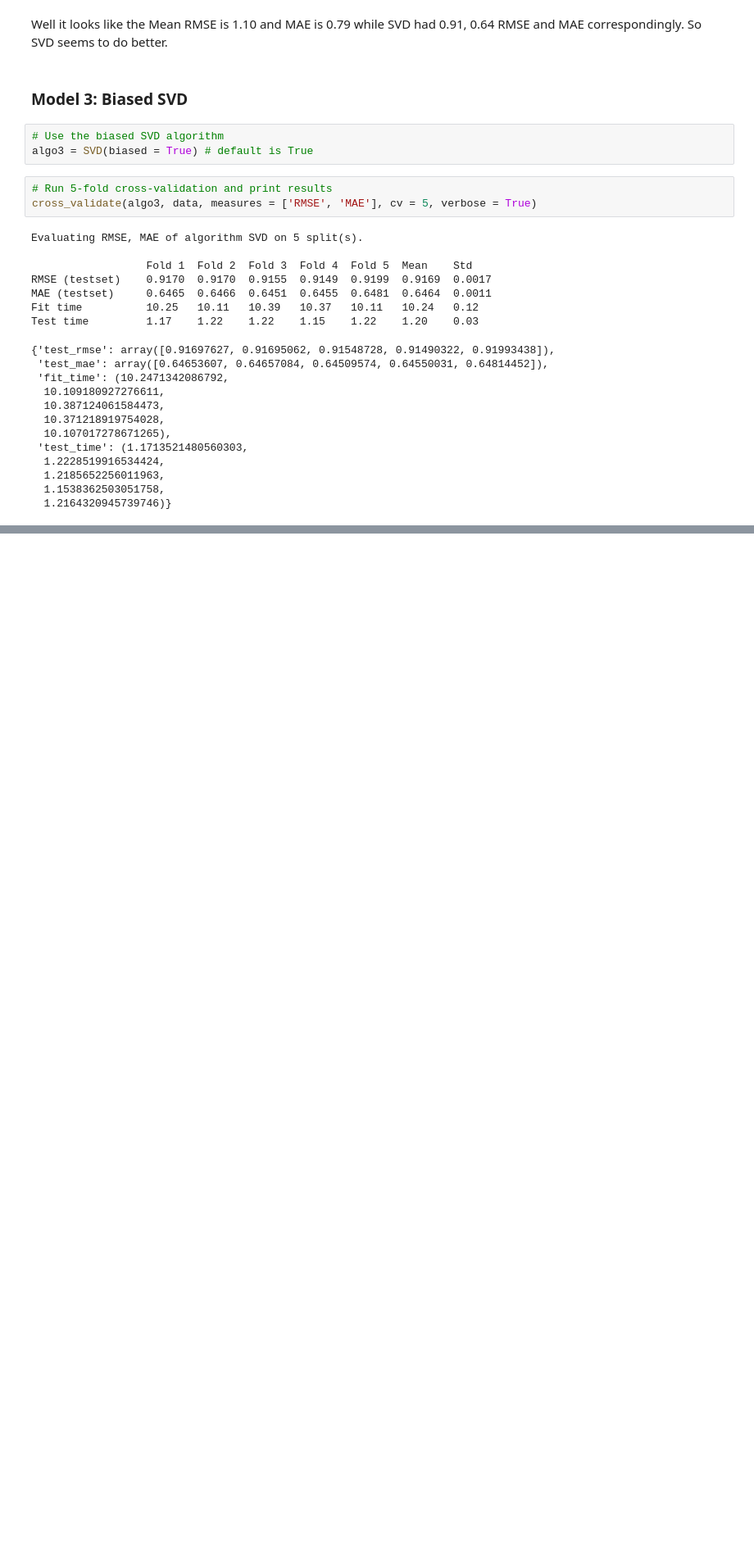
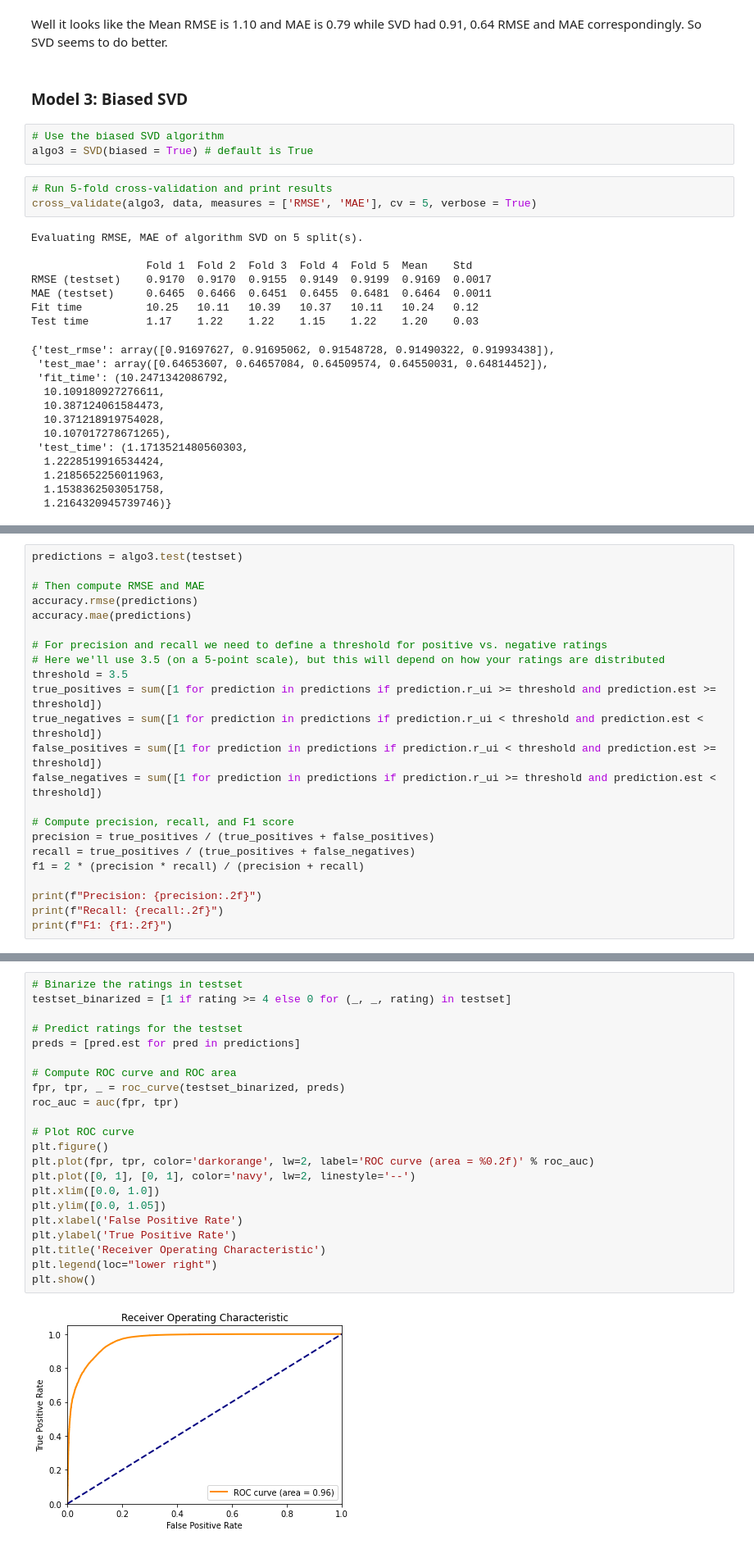
Before and after one commit to rowedata/deepLearningRecommender, a Jupyter notebook: notebooks/Matrix factorization.ipynb, the cells around one changed output, grey strips where cells are left out. Shown: that part at 82% size. Saved outputs shown, nothing was run; the diff lists cells and outputs as text; blank space fills up the shorter version.

```diff
--- a/notebooks/Matrix factorization.ipynb
+++ b/notebooks/Matrix factorization.ipynb
@@ -348,0 +299,23 @@ Well, it looks like Biased SVD doesn't perform much better, so we prefer the par
+# %%
+predictions = algo3.test(testset)
+
+# Then compute RMSE and MAE
+accuracy.rmse(predictions)
+accuracy.mae(predictions)
+
+# For precision and recall we need to define a threshold for positive vs. negative ratings
+# Here we'll use 3.5 (on a 5-point scale), but this will depend on how your ratings are distributed
+threshold = 3.5
+true_positives = sum([1 for prediction in predictions if prediction.r_ui >= threshold and prediction.est >= threshold])
+true_negatives = sum([1 for prediction in predictions if prediction.r_ui < threshold and prediction.est < threshold])
+false_positives = sum([1 for prediction in predictions if prediction.r_ui < threshold and prediction.est >= threshold])
+false_negatives = sum([1 for prediction in predictions if prediction.r_ui >= threshold and prediction.est < threshold])
+
+# Compute precision, recall, and F1 score
+precision = true_positives / (true_positives + false_positives)
+recall = true_positives / (true_positives + false_negatives)
+f1 = 2 * (precision * recall) / (precision + recall)
+
+print(f"Precision: {precision:.2f}")
+print(f"Recall: {recall:.2f}")
+print(f"F1: {f1:.2f}")
@@ -348,0 +328,24 @@ Well, it looks like Biased SVD doesn't perform much better, so we prefer the par
+# %%
+# Binarize the ratings in testset
+testset_binarized = [1 if rating >= 4 else 0 for (_, _, rating) in testset]
+
+# Predict ratings for the testset
+preds = [pred.est for pred in predictions]
+
+# Compute ROC curve and ROC area
+fpr, tpr, _ = roc_curve(testset_binarized, preds)
+roc_auc = auc(fpr, tpr)
+
+# Plot ROC curve
+plt.figure()
+plt.plot(fpr, tpr, color='darkorange', lw=2, label='ROC curve (area = %0.2f)' % roc_auc)
+plt.plot([0, 1], [0, 1], color='navy', lw=2, linestyle='--')
+plt.xlim([0.0, 1.0])
+plt.ylim([0.0, 1.05])
+plt.xlabel('False Positive Rate')
+plt.ylabel('True Positive Rate')
+plt.title('Receiver Operating Characteristic')
+plt.legend(loc="lower right")
+plt.show()
+# %% [output]
+[figure, added]
```
Also changed, not shown: parts of 21 cells of this notebook, 2 other files.
